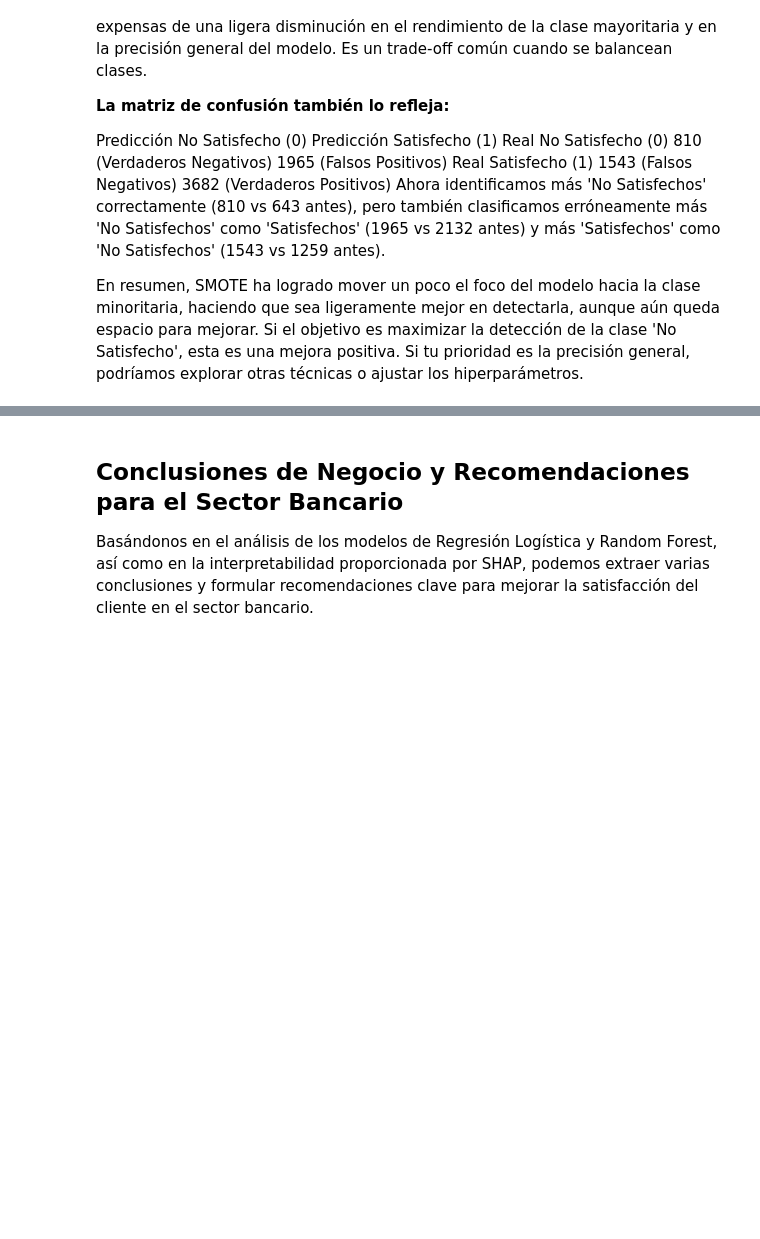
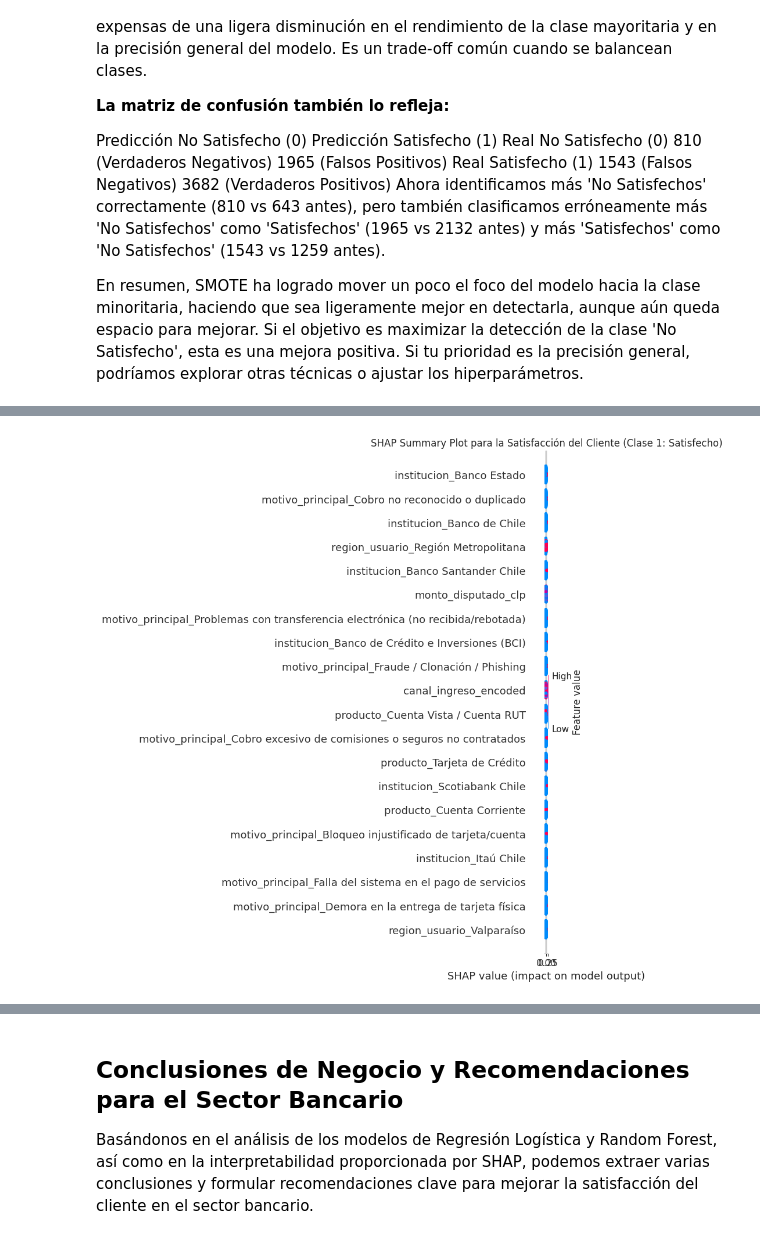
Before and after one commit to signur43/Curso_DataScience, a Jupyter notebook: proyecto_90460_data_1.ipynb, the cells around one changed output, grey strips where cells are left out. Saved outputs shown, nothing was run; the diff lists cells and outputs as text; code cells hidden in the pictures; blank space fills up the shorter version.

```diff
--- a/proyecto_90460_data_1.ipynb
+++ b/proyecto_90460_data_1.ipynb
@@ -1272,0 +1365,10 @@ En resumen, SMOTE ha logrado mover un poco el foco del modelo hacia la clase min
+# %%
+# Para modelos de clasificación, shap_values es una lista de arrays, uno por clase.
+# Para una predicción binaria, tomamos los valores SHAP para la clase positiva (satisfacción = 1).
+# Si shap_values es un array 3D (muestras, características, clases), necesitamos rebanar la última dimensión.
+shap.summary_plot(shap_values[:, :, 1], sample_X_test_clf, plot_type="dot", show=False)
+plt.title('SHAP Summary Plot para la Satisfacción del Cliente (Clase 1: Satisfecho)')
+plt.tight_layout()
+plt.show()
+# %% [output]
+[figure, added]
```
Also changed, not shown: parts of 17 cells of this notebook.
